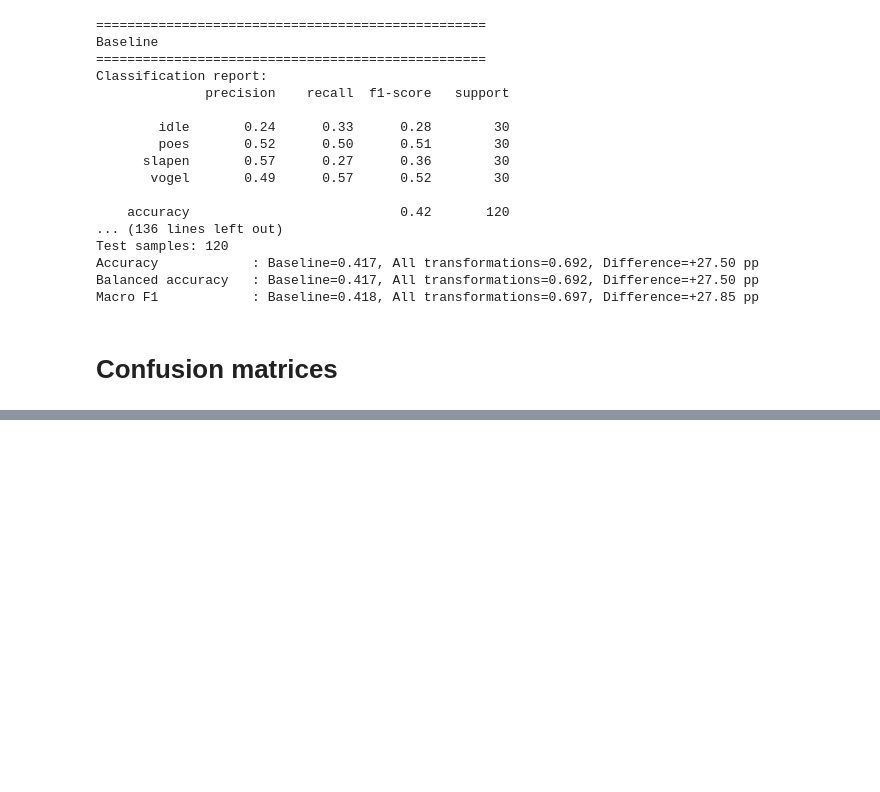
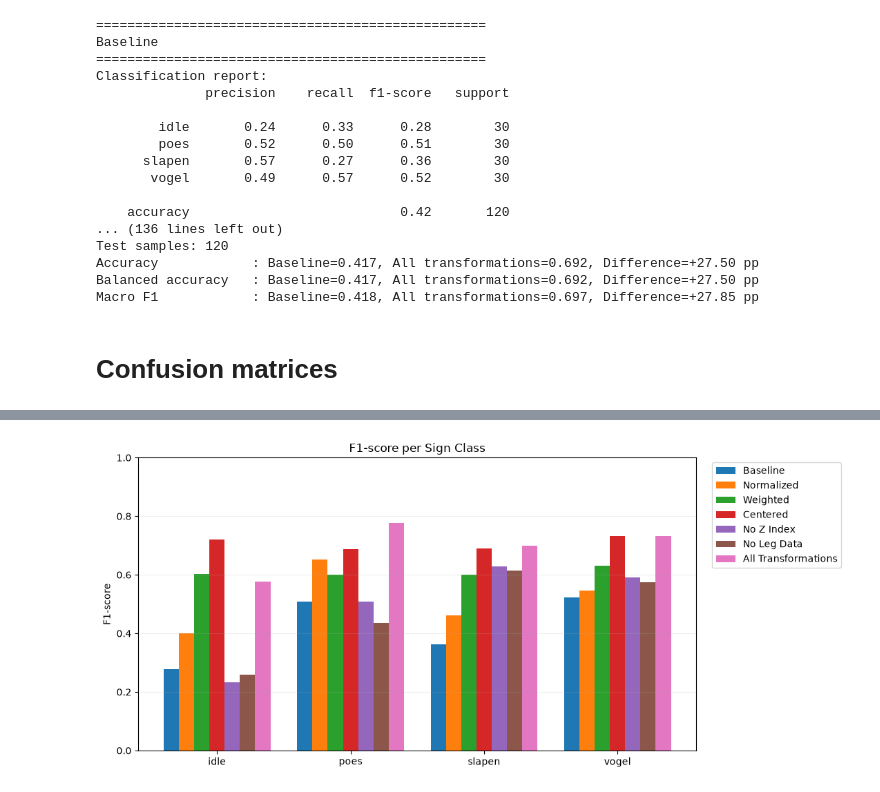
Before and after one commit to YoussraAkdimi/sign-language-alphabet-recognition, a Jupyter notebook: main_files/test_different_transformations_simple_model.ipynb, the cells around one changed output, grey strips where cells are left out. Saved outputs shown, nothing was run; the diff lists cells and outputs as text; code cells hidden in the pictures; blank space fills up the shorter version.

```diff
--- a/main_files/test_different_transformations_simple_model.ipynb
+++ b/main_files/test_different_transformations_simple_model.ipynb
@@ -450,0 +406,38 @@ plt.show()
+# %%
+# Compare F1-score per sign class
+x = np.arange(len(actions))
+width = 0.8 / len(model_names)
+
+fig, ax = plt.subplots(figsize=(11, 5))
+
+for i, name in enumerate(model_names):
+    report = classification_report(
+        y_true,
+        results[name]["Predictions"],
+        labels=np.arange(len(actions)),
+        target_names=actions,
+        output_dict=True,
+        zero_division=0
+    )
+
+    f1_scores = [report[c]["f1-score"] for c in actions]
+
+    ax.bar(
+        x - 0.4 + width / 2 + i * width,
+        f1_scores,
+        width,
+        label=name
+    )
+
+ax.set_ylabel("F1-score")
+ax.set_title("F1-score per Sign Class")
+ax.set_xticks(x)
+ax.set_xticklabels(actions)
+ax.set_ylim(0, 1)
+ax.legend(bbox_to_anchor=(1.02, 1), loc="upper left")
+ax.grid(axis="y", alpha=0.2)
+
+plt.tight_layout()
+plt.show()
+# %% [output]
+[figure, added]
```
Also changed, not shown: parts of 2 cells of this notebook.
